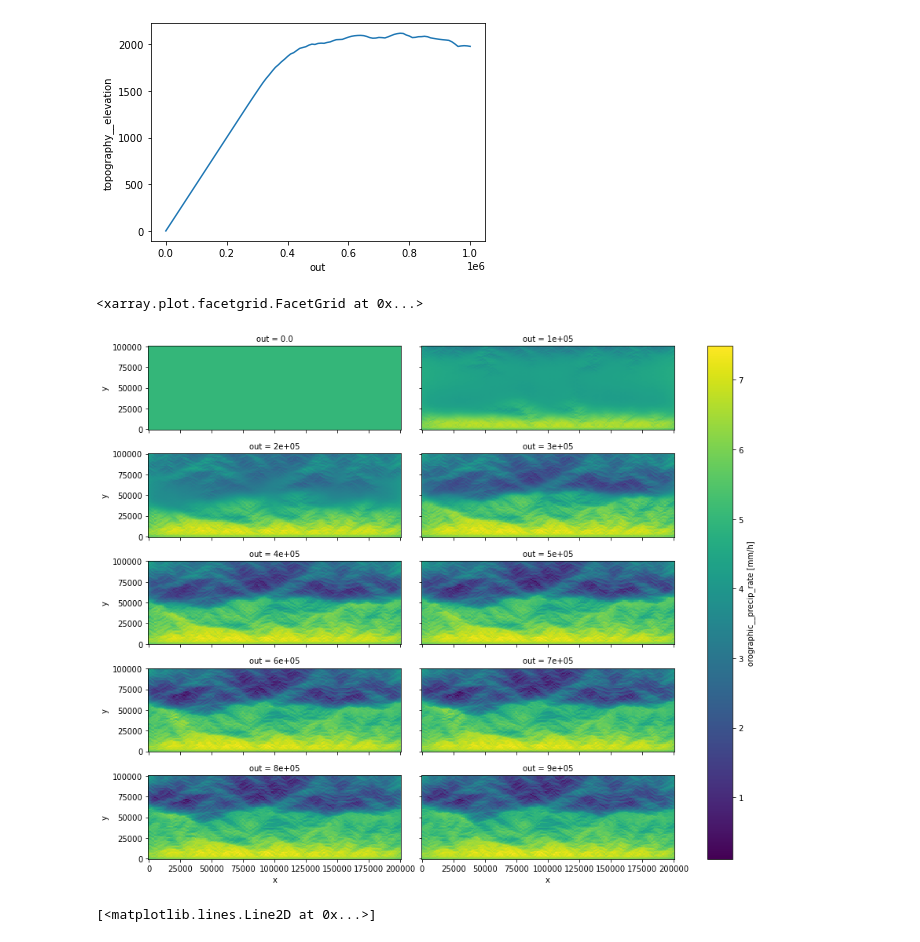
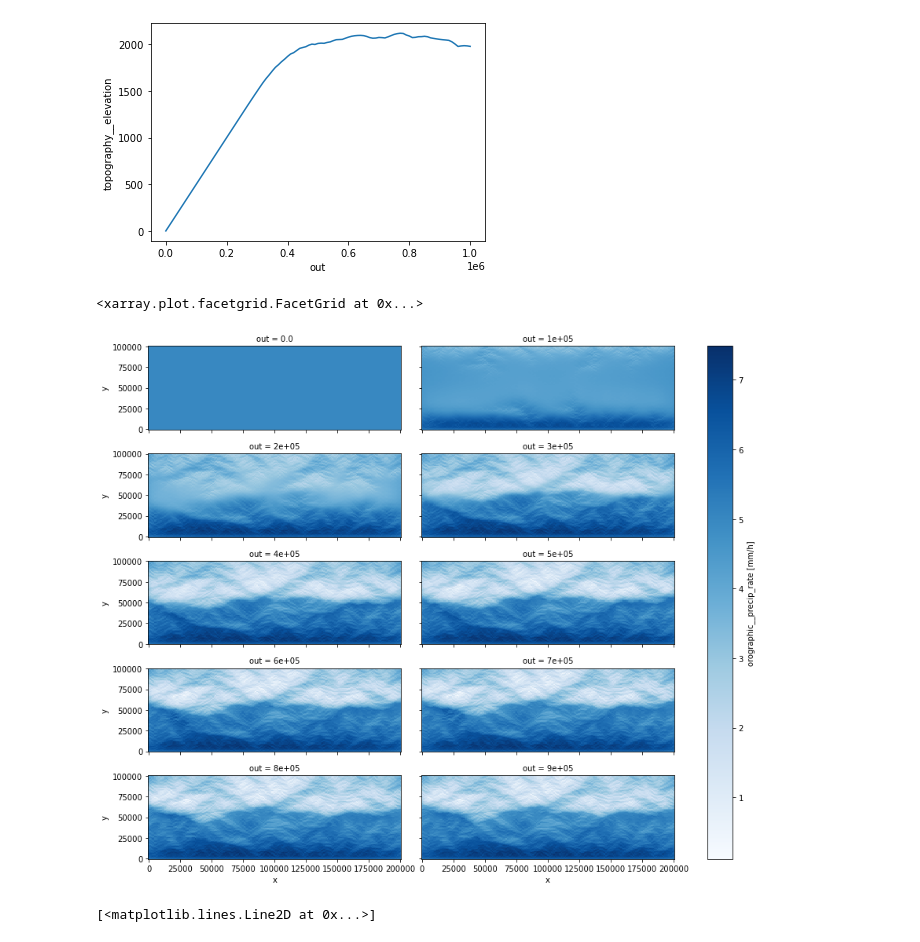
Before and after one commit to fastscape-lem/adascape, a Jupyter notebook: notebooks/coupled_speciation-LEM.ipynb, the cells around one changed output. Drawn from its saved outputs; the diff is of its cells as text; code cells hidden in the pictures.

```diff
--- a/notebooks/coupled_speciation-LEM.ipynb
+++ b/notebooks/coupled_speciation-LEM.ipynb
@@ -60,8 +61,11 @@ model.visualize(show_inputs=True)
 # %%
 random_seed = 1234
 uplift_rate = 5e-3
-hmax = 3500
 time = np.linspace(0., 1e6, 1001)
+sigma_mov = 1e3
+sigma_env_trait = 0.5
+mut_prob = 0.5
+sigma_mut = 0.05
 in_ds = xs.create_setup(
     model=model,
     clocks={
@@ -74,7 +78,7 @@ in_ds = xs.create_setup(
         'grid__length': [1e5, 2e5],
         'boundary__status': ['looped', 'looped', 'fixed_value', 'fixed_value'],
         'uplift__rate': uplift_rate,
-        'spl__k_coef': (uplift_rate/hmax)*50,
+        'spl__k_coef': (uplift_rate/3500)*50,
         'spl__area_exp': 0.4,
         'spl__slope_exp': 1,
         'diffusion__diffusivity': 3e-2,
@@ -92,7 +96,7 @@ in_ds = xs.create_setup(
             'init_trait_max':0.5,
             'lin_slope':0.95,
             'norm_min':0,
-            'norm_max':hmax,
+            'norm_max':2000,
         },
         'trait_prep': {
             'init_trait_min':0.5,
@@ -105,10 +109,10 @@ in_ds = xs.create_setup(
             'init_abundance': 100,
             'nb_radius': 2e4,
             'car_cap': 25,
-            'sigma_mov': 1000.,
-            'mut_prob': 0.5,
-            'sigma_mut': 0.05,
-            'sigma_env_trait': 0.5,
+            'sigma_mov': sigma_mov,
+            'mut_prob': mut_prob,
+            'sigma_mut': sigma_mut,
+            'sigma_env_trait': sigma_env_trait,
             'random_seed':random_seed,
             'taxon_threshold':0.05
         }
@@ -141,10 +145,10 @@ out_ds.topography__elevation.max(('x', 'y')).plot()
 [<matplotlib.lines.Line2D at 0x...>]
 [figure]
 # %%
-out_ds.sel(out=time_sel).orographic__precip_rate.plot(col='out', col_wrap=2, figsize=(13, 10))
+out_ds.sel(out=time_sel).orographic__precip_rate.plot(col='out', col_wrap=2, figsize=(13, 10), cmap='Blues')
 # %% [output]
 <xarray.plot.facetgrid.FacetGrid at 0x...>
-[figure, old version]
+[figure, new version]
 # %%
 out_ds.orographic__precip_rate.max(('x', 'y')).plot()
 out_ds.orographic__precip_rate.min(('x', 'y')).plot()
```
Also changed, not shown: parts of 17 cells of this notebook, 6 other files.
